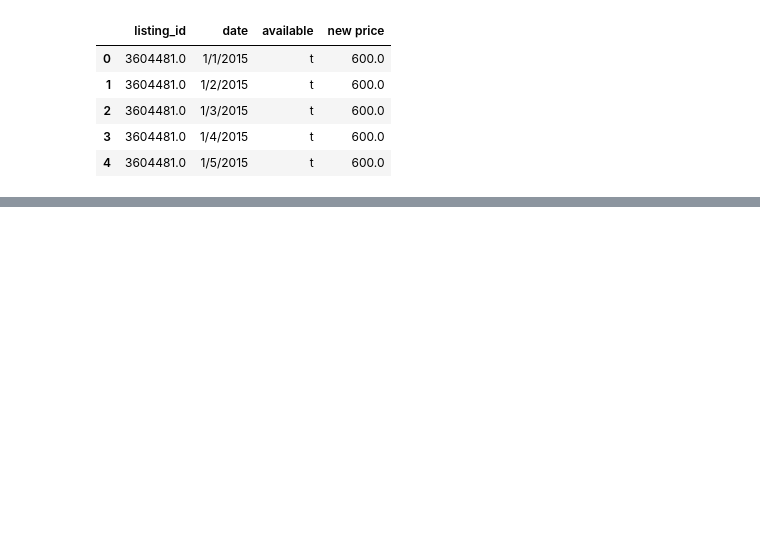
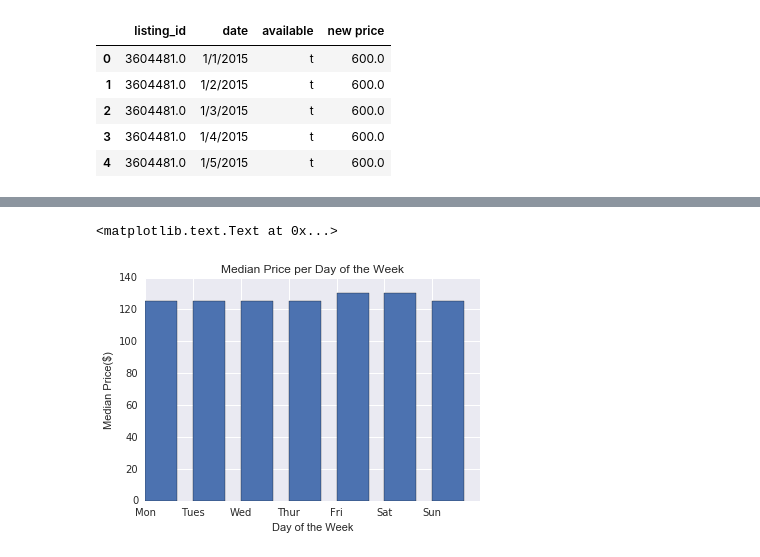
Before and after one commit to samuelklam/airbnb-pricing-prediction, a Jupyter notebook: data-exploration/seasonality-exploration-WJ.ipynb, the cells around one changed output, grey strips where cells are left out. Saved outputs shown, nothing was run; the diff lists cells and outputs as text; code cells hidden in the pictures; blank space fills up the shorter version.

```diff
--- a/data-exploration/seasonality-exploration-WJ.ipynb
+++ b/data-exploration/seasonality-exploration-WJ.ipynb
@@ -52,0 +87,9 @@ avg_price=[]
+# %%
+plt.bar(range(len(daily_avg_price)),daily_median_price,1/1.5)
+plt.xticks(range(len(daily_avg_price)),b)
+plt.ylabel('Median Price($)')
+plt.xlabel('Day of the Week')
+plt.title('Median Price per Day of the Week')
+# %% [output]
+<matplotlib.text.Text at 0x...>
+[figure, added]
```
Also changed, not shown: parts of 26 cells of this notebook.
